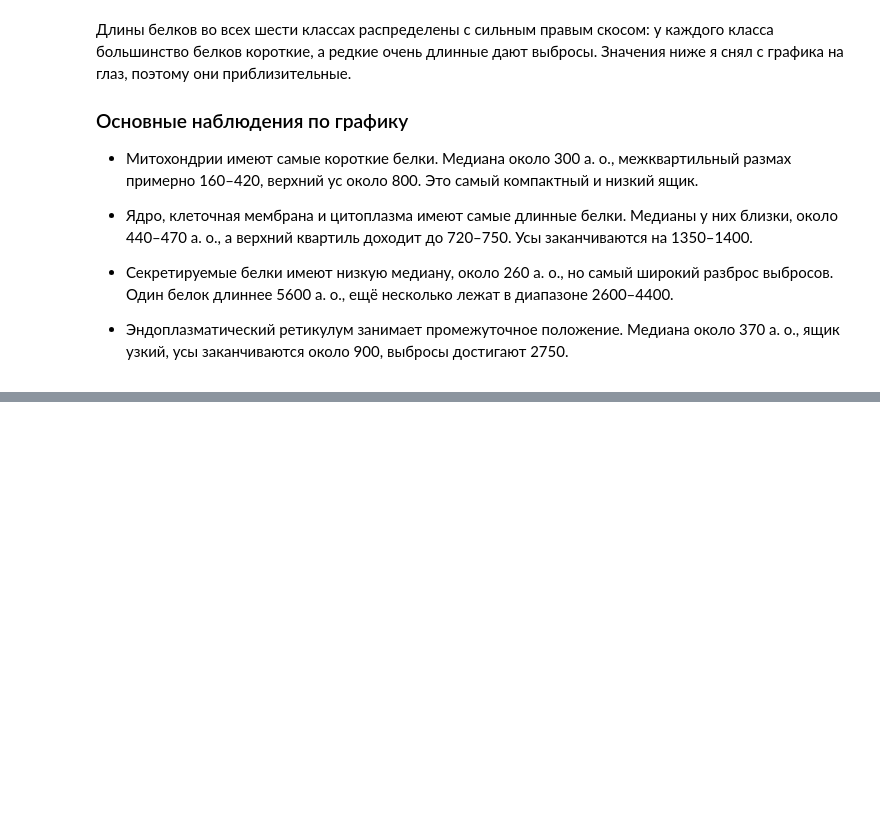
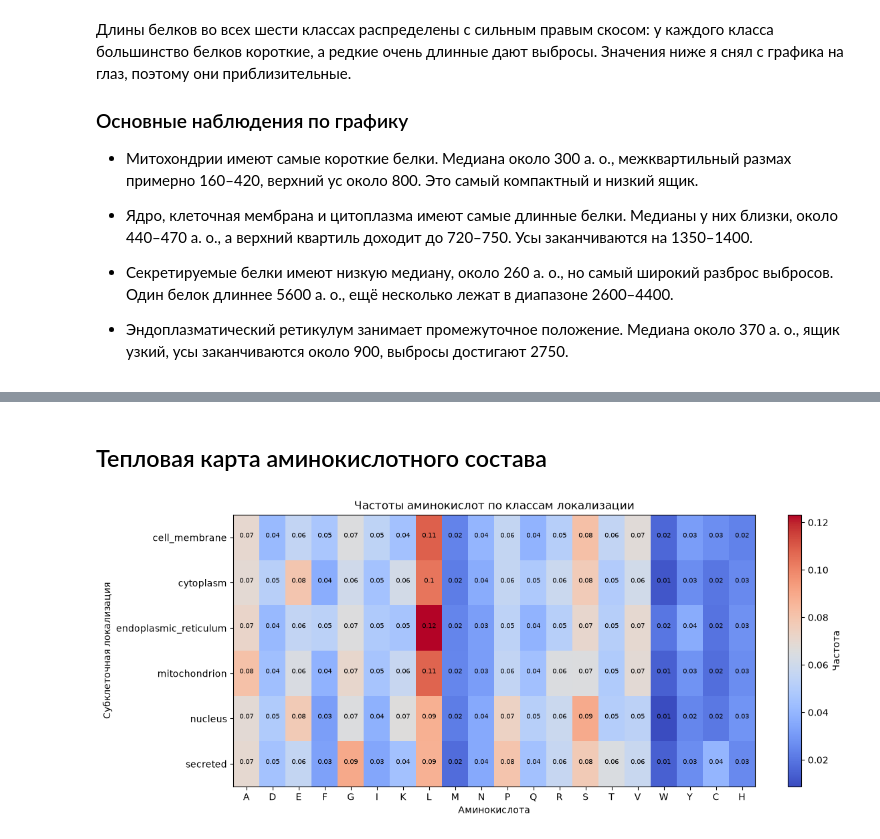
Before and after one commit to EnemyOfDeath7/protein-localization-project, a Jupyter notebook: notebooks/03_eda.ipynb, the cells around one changed output, grey strips where cells are left out. Cells and saved outputs as stored; diff of their text form; code cells hidden in the pictures; blank space fills up the shorter version.

```diff
--- a/notebooks/03_eda.ipynb
+++ b/notebooks/03_eda.ipynb
@@ -209,0 +275,30 @@ plt.show()
+# %% [markdown]
+## Тепловая карта аминокислотного состава
+# %%
+data = freq_label_aa.iloc[:, 1:]
+
+fig, ax = plt.subplots(figsize=(12, 5))
+
+im = ax.imshow(data, cmap="coolwarm", aspect="auto", interpolation="nearest")
+
+for i in range(6):
+    for j in range(20):
+        val = freq_label_aa.iloc[i, j + 1].round(2)
+        ax.text(j, i, f"{val}", fontsize=7, ha="center")
+
+ax.set_xticks(range(data.shape[1]))
+ax.set_xticklabels(["A", "D", "E", "F", "G", "I", "K", "L", "M", "N", "P", "Q", "R", "S", "T", "V", "W", "Y", "C", "H"])
+
+ax.set_yticks(range(data.shape[0]))
+ax.set_yticklabels(freq_label_aa.iloc[:, 0])
+
+ax.set_xlabel("Аминокислота")
+ax.set_ylabel("Субклеточная локализация")
+ax.set_title("Частоты аминокислот по классам локализации")
+
+fig.colorbar(im, ax=ax, label="Частота")
+
+plt.tight_layout()
+plt.show()
+# %% [output]
+[figure, added]
```
Also changed, not shown: parts of 13 cells of this notebook, 2 other files.
